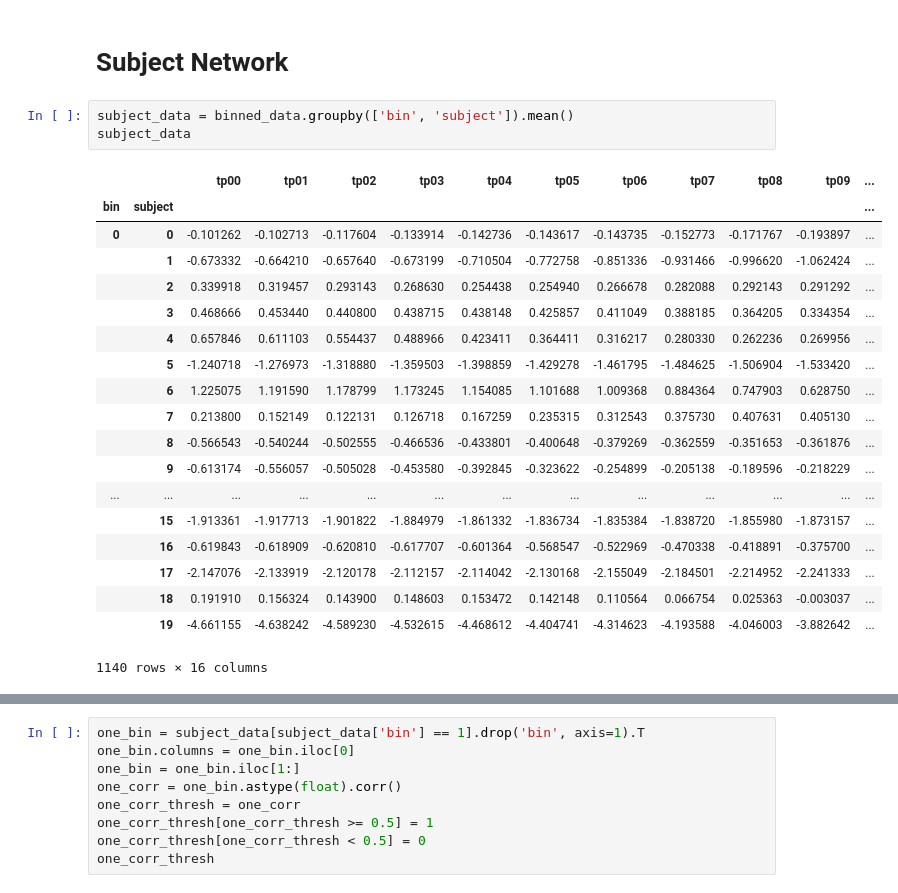
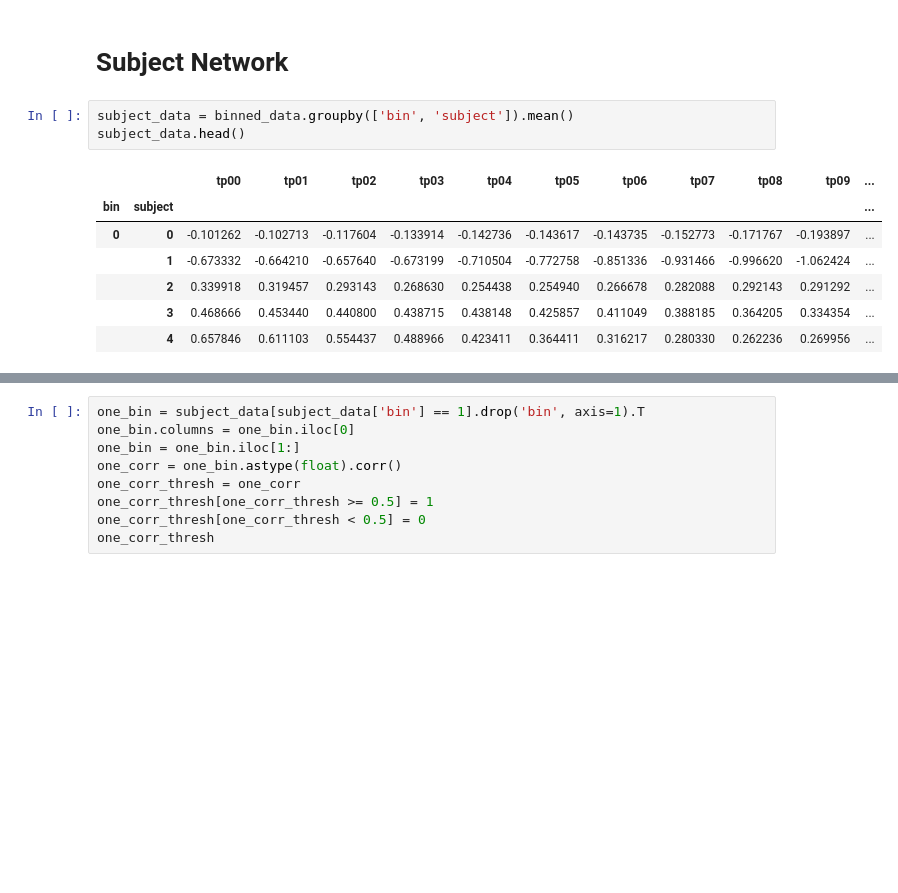
Before and after one commit to jmcarpenter2/eeg-viz, a Jupyter notebook: network_analysis_matplotlib.ipynb, the cells around one changed output, grey strips where cells are left out. Saved outputs shown, nothing was run; the diff lists cells and outputs as text; blank space fills up the shorter version.

```diff
--- a/network_analysis.ipynb
+++ b/network_analysis_matplotlib.ipynb
@@ -18,26 +19,14 @@ binned_data.head()
 # Subject Network
 # %%
 subject_data = binned_data.groupby(['bin', 'subject']).mean()
-subject_data
+subject_data.head()
 # %% [output]
 |  |  | tp00 | tp01 | tp02 | tp03 | tp04 | tp05 | tp06 | tp07 | tp08 | tp09 | ... |
 | bin | subject |  |  |  |  |  |  |  |  |  |  | ... |
 | 0 | 0 | -0.101262 | -0.102713 | -0.117604 | -0.133914 | -0.142736 | -0.143617 | -0.143735 | -0.152773 | -0.171767 | -0.193897 | ... |
 |  | 1 | -0.673332 | -0.664210 | -0.657640 | -0.673199 | -0.710504 | -0.772758 | -0.851336 | -0.931466 | -0.996620 | -1.062424 | ... |
 |  | 2 | 0.339918 | 0.319457 | 0.293143 | 0.268630 | 0.254438 | 0.254940 | 0.266678 | 0.282088 | 0.292143 | 0.291292 | ... |
 |  | 3 | 0.468666 | 0.453440 | 0.440800 | 0.438715 | 0.438148 | 0.425857 | 0.411049 | 0.388185 | 0.364205 | 0.334354 | ... |
 |  | 4 | 0.657846 | 0.611103 | 0.554437 | 0.488966 | 0.423411 | 0.364411 | 0.316217 | 0.280330 | 0.262236 | 0.269956 | ... |
-|  | 5 | -1.240718 | -1.276973 | -1.318880 | -1.359503 | -1.398859 | -1.429278 | -1.461795 | -1.484625 | -1.506904 | -1.533420 | ... |
-|  | 6 | 1.225075 | 1.191590 | 1.178799 | 1.173245 | 1.154085 | 1.101688 | 1.009368 | 0.884364 | 0.747903 | 0.628750 | ... |
-|  | 7 | 0.213800 | 0.152149 | 0.122131 | 0.126718 | 0.167259 | 0.235315 | 0.312543 | 0.375730 | 0.407631 | 0.405130 | ... |
-|  | 8 | -0.566543 | -0.540244 | -0.502555 | -0.466536 | -0.433801 | -0.400648 | -0.379269 | -0.362559 | -0.351653 | -0.361876 | ... |
-|  | 9 | -0.613174 | -0.556057 | -0.505028 | -0.453580 | -0.392845 | -0.323622 | -0.254899 | -0.205138 | -0.189596 | -0.218229 | ... |
-| ... | ... | ... | ... | ... | ... | ... | ... | ... | ... | ... | ... | ... |
-|  | 15 | -1.913361 | -1.917713 | -1.901822 | -1.884979 | -1.861332 | -1.836734 | -1.835384 | -1.838720 | -1.855980 | -1.873157 | ... |
-|  | 16 | -0.619843 | -0.618909 | -0.620810 | -0.617707 | -0.601364 | -0.568547 | -0.522969 | -0.470338 | -0.418891 | -0.375700 | ... |
-|  | 17 | -2.147076 | -2.133919 | -2.120178 | -2.112157 | -2.114042 | -2.130168 | -2.155049 | -2.184501 | -2.214952 | -2.241333 | ... |
-|  | 18 | 0.191910 | 0.156324 | 0.143900 | 0.148603 | 0.153472 | 0.142148 | 0.110564 | 0.066754 | 0.025363 | -0.003037 | ... |
-|  | 19 | -4.661155 | -4.638242 | -4.589230 | -4.532615 | -4.468612 | -4.404741 | -4.314623 | -4.193588 | -4.046003 | -3.882642 | ... |
-1140 rows × 16 columns
 # %%
 subject_data = subject_data.reset_index()
```
Also changed, not shown: parts of 9 cells of this notebook, 4 other files.
